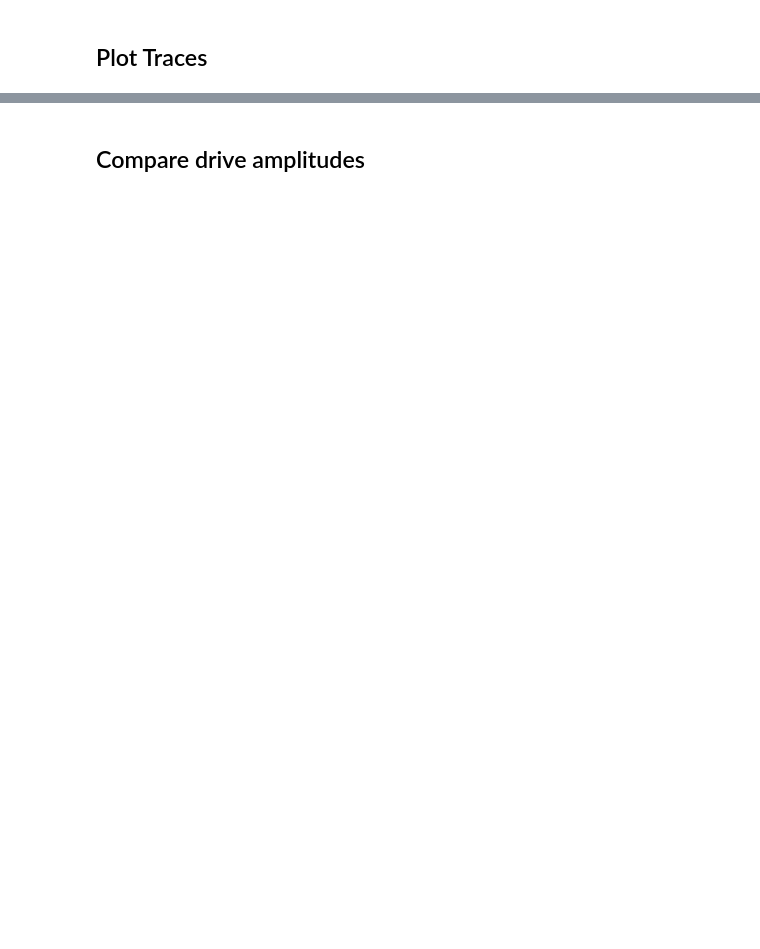
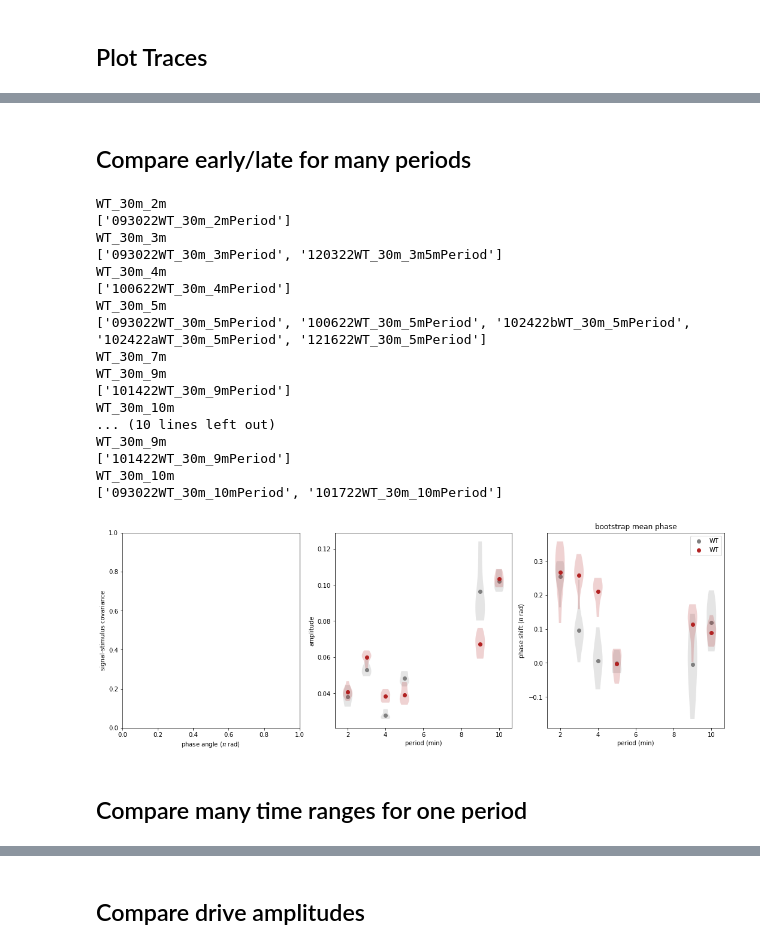
Before and after one commit to samuelbray32/behavior-lite, a Jupyter notebook: sinWaves.ipynb, the cells around one changed output, grey strips where cells are left out. Saved outputs shown, nothing was run; the diff lists cells and outputs as text; code cells hidden in the pictures; blank space fills up the shorter version.

```diff
--- a/sinWaves.ipynb
+++ b/sinWaves.ipynb
@@ -60,0 +85,38 @@ eye532_30m_10m
+# %% [markdown]
+## Compare early/late for many periods
+# %%
+from tools.results_sin import response_sin_amp, response_sin_amp_individual
+import matplotlib.pyplot as plt
+n_boot = 1e1
+periods=[.5,1,2,2.5,2.7,3,3.2,3.5,4,4.5,5,6,8,9,10,11,12,13,15]
+# periods=[3,5,10,]
+# periods=[1,3,5,10]
+periods=[2,3,4,5,7,9,10]
+interest=['WT','ppp1','eye531','eye532']# 'tbh','ppp1',
+interest = ['WT',]#'chat']
+phase_calculation='bootstrap_mean'
+fig,ax=response_sin_amp_individual(interest,exclude=['small'],periods=periods,n_boot=n_boot,
+                        t_samp=(0,15),phase_calculation=phase_calculation)
+fig,ax=response_sin_amp_individual(interest,exclude=['small'],periods=periods,n_boot=n_boot,
+                        t_samp=(15,30),fig=fig,ax=ax,phase_calculation=phase_calculation)
+# %% [output]
+WT_30m_2m
+['093022WT_30m_2mPeriod']
+WT_30m_3m
+['093022WT_30m_3mPeriod', '120322WT_30m_3m5mPeriod']
+WT_30m_4m
+['100622WT_30m_4mPeriod']
+WT_30m_5m
+['093022WT_30m_5mPeriod', '100622WT_30m_5mPeriod', '102422bWT_30m_5mPeriod', '102422aWT_30m_5mPeriod', '121622WT_30m_5mPeriod']
+WT_30m_7m
+WT_30m_9m
+['101422WT_30m_9mPeriod']
+WT_30m_10m
+... (10 lines left out)
+WT_30m_9m
+['101422WT_30m_9mPeriod']
+WT_30m_10m
+['093022WT_30m_10mPeriod', '101722WT_30m_10mPeriod']
+[figure, added]
+# %% [markdown]
+## Compare many time ranges for one period
```
Also changed, not shown: parts of 18 cells of this notebook, 1 other file.
